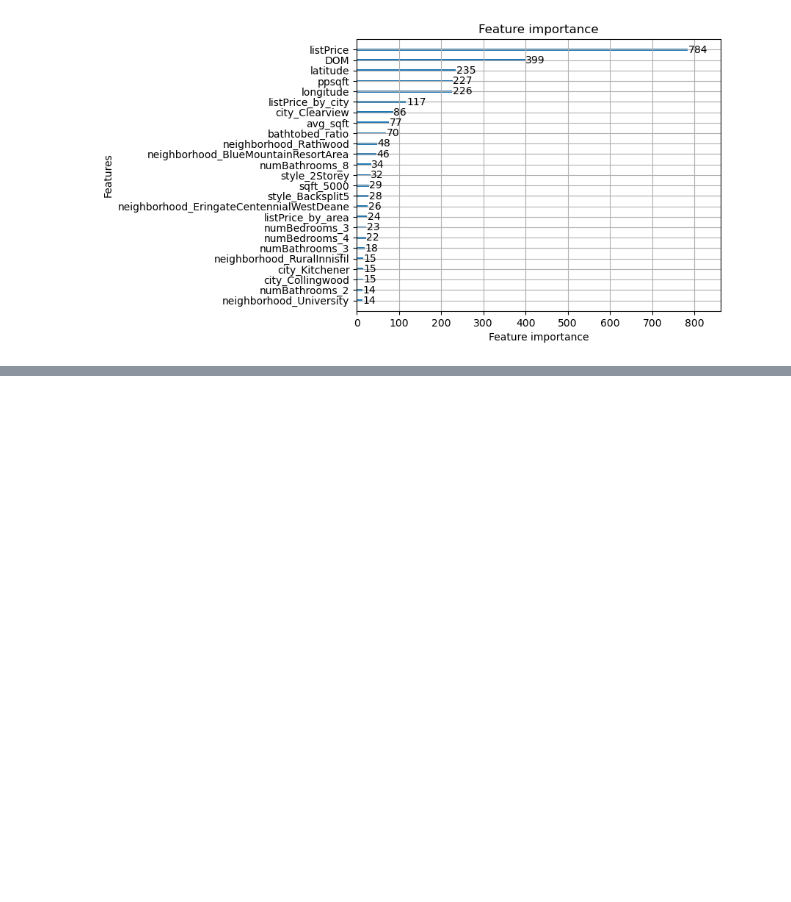
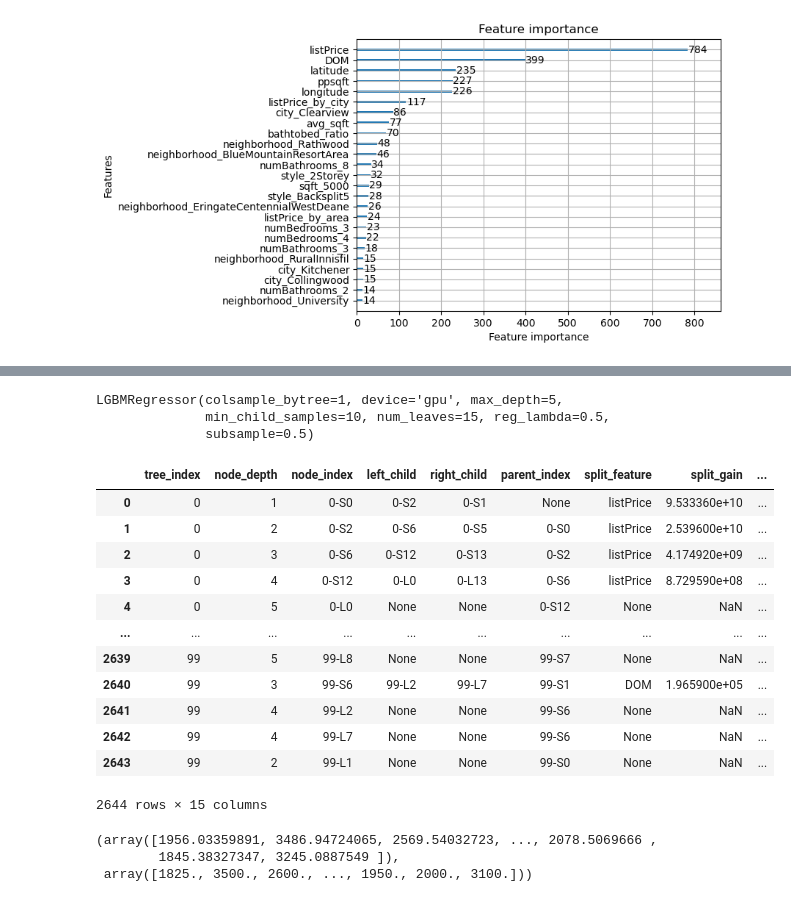
Before and after one commit to julian-fong/real-estate-predictor, a Jupyter notebook: model.ipynb, the cells around one changed output, grey strips where cells are left out. Cells and saved outputs as stored; diff of their text form; code cells hidden in the pictures; blank space fills up the shorter version.

```diff
--- a/model.ipynb
+++ b/model.ipynb
@@ -103,3 +103,25 @@ lgbm.plot_importance(base_regressor.fit(x_train,y_train), max_num_features = 25)
 # %% [output]
 <AxesSubplot:title={'center':'Feature importance'}, xlabel='Feature importance', ylabel='Features'>
 [figure]
+# %%
+#LightGBM parameters
+params = {
+        'colsample_bytree': [0.5, 0.75, 1],
+        'learning_rate': [0.01, 0.1, 0.2],
+        'subsample': [0.25, 0.5, 1.0],
+        'max_depth': [5, 7, 9, 11],
+        'num_leaves': [15,30,45],
+        'reg_lambda': [0.01, 0.5, 0.1],
+        'min_child_samples': [10,20,30],
+        }
+# %%
+#Define XGBoost base model
+lgbm_model = lgbm.LGBMRegressor(n_estimators=100, device = 'gpu')
+
+grid_search = GridSearchCV(lgbm_model, params, cv=5,verbose=3)
+grid_search.fit(train_x, y_train)
+# %%
+#Get results of gridsearch
+grid_results_df = pd.DataFrame(grid_search.cv_results_)
+#Save to csv
+grid_results_df.to_csv("GridSearch_CV_results.csv", index = False)
@@ -105,0 +137,26 @@ lgbm.plot_importance(base_regressor.fit(x_train,y_train), max_num_features = 25)
+# %%
+best_model = lgbm.LGBMRegressor(n_estimators=100, device = 'gpu')
+best_model.set_params(**grid_results_df.sort_values(by=['rank_test_score'])['params'].values[0])
+
+best_model = best_model.fit(train_x, y_train)
+best_model
+# %% [output]
+LGBMRegressor(colsample_bytree=1, device='gpu', max_depth=5,
+              min_child_samples=10, num_leaves=15, reg_lambda=0.5,
+              subsample=0.5)
+# %%
+best_model.booster_.trees_to_dataframe()
+# %% [output]
+|  | tree_index | node_depth | node_index | left_child | right_child | parent_index | split_feature | split_gain | ... |
+| 0 | 0 | 1 | 0-S0 | 0-S2 | 0-S1 | None | listPrice | 9.533360e+10 | ... |
+| 1 | 0 | 2 | 0-S2 | 0-S6 | 0-S5 | 0-S0 | listPrice | 2.539600e+10 | ... |
+| 2 | 0 | 3 | 0-S6 | 0-S12 | 0-S13 | 0-S2 | listPrice | 4.174920e+09 | ... |
+| 3 | 0 | 4 | 0-S12 | 0-L0 | 0-L13 | 0-S6 | listPrice | 8.729590e+08 | ... |
+| 4 | 0 | 5 | 0-L0 | None | None | 0-S12 | None | NaN | ... |
+| ... | ... | ... | ... | ... | ... | ... | ... | ... | ... |
+| 2639 | 99 | 5 | 99-L8 | None | None | 99-S7 | None | NaN | ... |
+| 2640 | 99 | 3 | 99-S6 | 99-L2 | 99-L7 | 99-S1 | DOM | 1.965900e+05 | ... |
+| 2641 | 99 | 4 | 99-L2 | None | None | 99-S6 | None | NaN | ... |
+| 2642 | 99 | 4 | 99-L7 | None | None | 99-S6 | None | NaN | ... |
+| 2643 | 99 | 2 | 99-L1 | None | None | 99-S0 | None | NaN | ... |
+2644 rows × 15 columns
@@ -105,0 +165,6 @@ lgbm.plot_importance(base_regressor.fit(x_train,y_train), max_num_features = 25)
+# %%
+y_pred, y_test.values
+# %% [output]
+(array([1956.03359891, 3486.94724065, 2569.54032723, ..., 2078.5069666 ,
+        1845.38327347, 3245.0887549 ]),
+ array([1825., 3500., 2600., ..., 1950., 2000., 3100.]))
```
Also changed, not shown: parts of 5 cells of this notebook.
